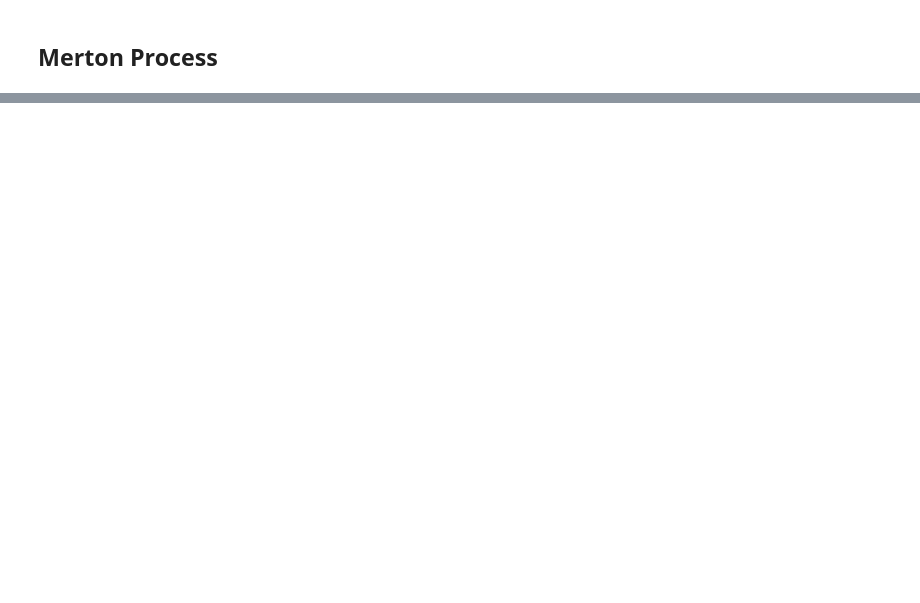
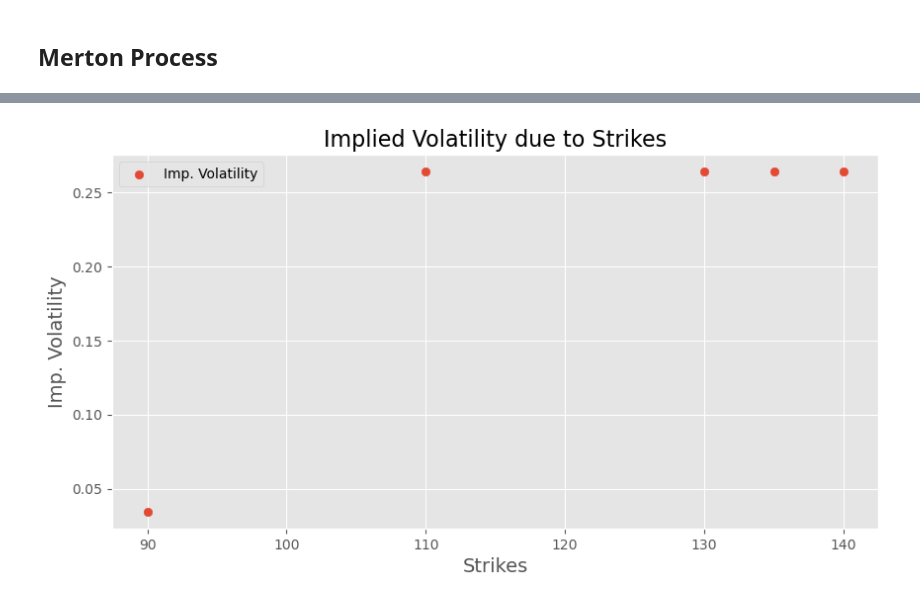
Before and after one commit to kirillzx/Generalized-Bates-model-draft, a Jupyter notebook: Main Modeling.ipynb, the cells around one changed output, grey strips where cells are left out. Saved outputs shown, nothing was run; the diff lists cells and outputs as text; code cells hidden in the pictures; blank space fills up the shorter version.

```diff
--- a/Main Modeling.ipynb
+++ b/Main Modeling.ipynb
@@ -241,0 +417,6 @@ plt.show()
+# %%
+imp_vol_array = []
+for k in K:
+    imp_vol_array.append(ImpliedVolatility('c', s0, k, sigma, tau, r, 1000))
+# %%
+indx = np.where(np.array(imp_vol_array) > 0)
@@ -241,0 +427,11 @@ plt.show()
+# %%
+plt.subplots(figsize=(10, 5), dpi=100)
+plt.scatter(np.array(K)[indx], np.array(imp_vol_array)[indx], label='Imp. Volatility')
+
+plt.title('Implied Volatility due to Strikes', fontsize=16)
+plt.xlabel('Strikes', fontsize=14)
+plt.ylabel('Imp. Volatility', fontsize=14)
+plt.legend()
+plt.show()
+# %% [output]
+[figure, added]
```
Also changed, not shown: parts of 26 cells of this notebook.
